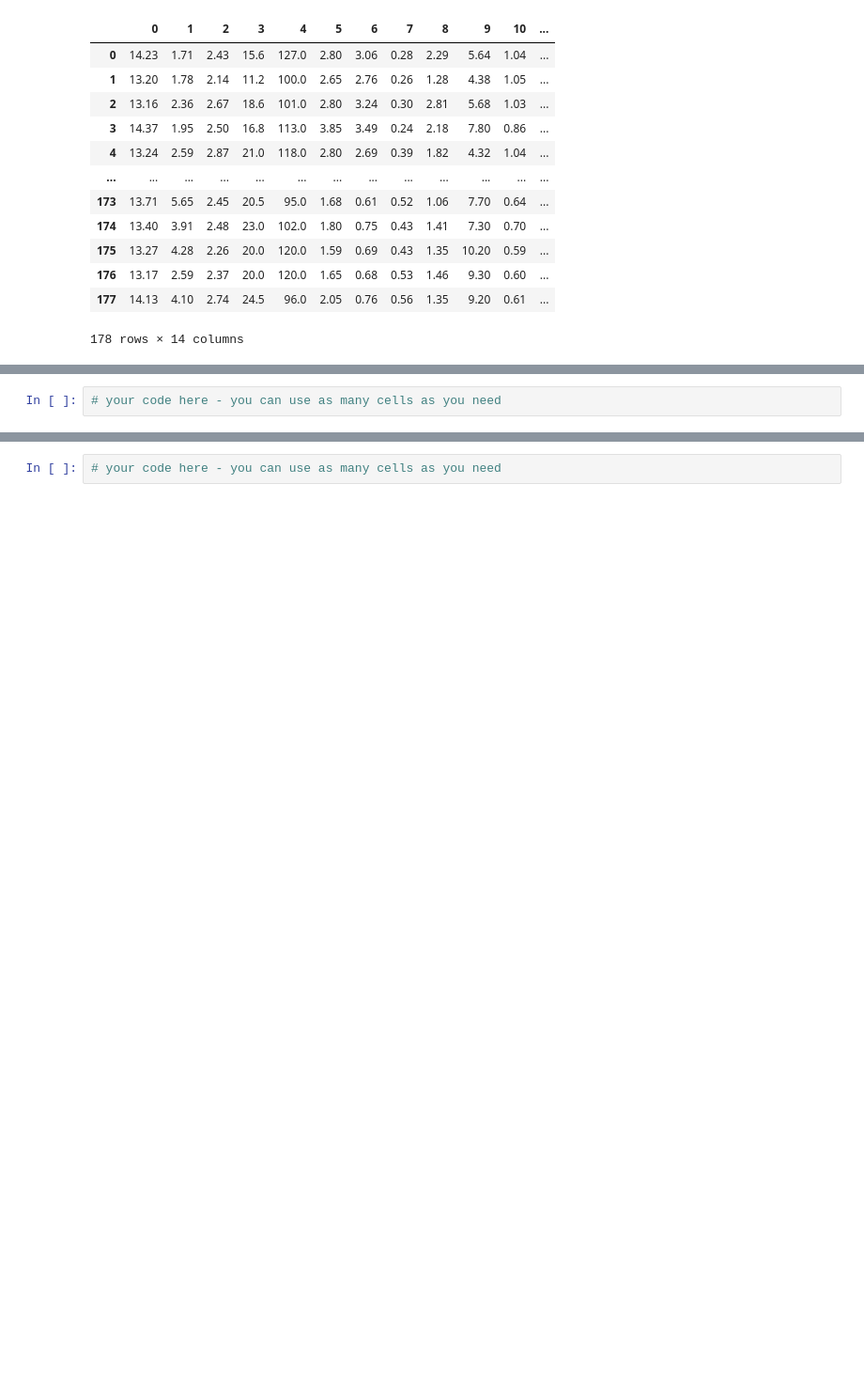
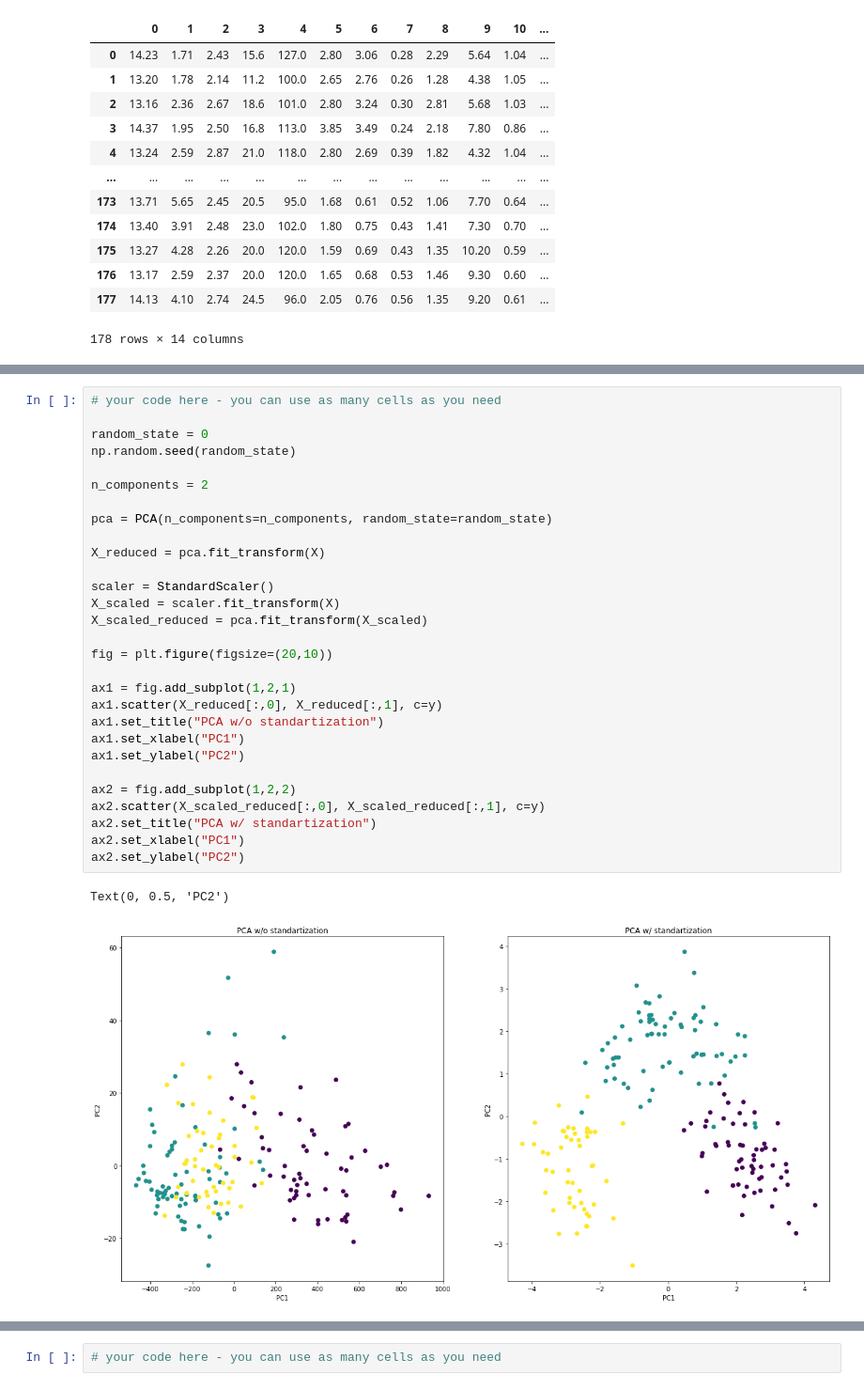
Before and after one commit to ynahum/anam_hw, a Jupyter notebook: wet1/ee046202_wet1_034462796_204813323.ipynb, the cells around one changed output, grey strips where cells are left out. Shown at 94% size. Drawn from its saved outputs; the diff is of its cells as text; blank space fills up the shorter version.

```diff
--- a/wet1/ee046202_wet1_034462796_204813323.ipynb
+++ b/wet1/ee046202_wet1_034462796_204813323.ipynb
@@ -574,8 +574,38 @@ pd.DataFrame(np.concatenate((X, y.reshape(-1, 1)), axis=1), columns=list(range(1
 * Color the datapoints according to their class: `ax.scatter(X[:,0], X[:,1], c=y)`
 
 Note: for all algorithms, use constant seed (`random_state=...`), for example: `PCA(n_component=2, random_state=random_state)`
-# %%
-# your code here - you can use as many cells as you need
+# %%
+# your code here - you can use as many cells as you need
+
+random_state = 0
+np.random.seed(random_state)
+
+n_components = 2
+
+pca = PCA(n_components=n_components, random_state=random_state)
+
+X_reduced = pca.fit_transform(X)
+
+scaler = StandardScaler()
+X_scaled = scaler.fit_transform(X)
+X_scaled_reduced = pca.fit_transform(X_scaled)
+
+fig = plt.figure(figsize=(20,10))
+
+ax1 = fig.add_subplot(1,2,1)
+ax1.scatter(X_reduced[:,0], X_reduced[:,1], c=y)
+ax1.set_title("PCA w/o standartization")
+ax1.set_xlabel("PC1")
+ax1.set_ylabel("PC2")
+
+ax2 = fig.add_subplot(1,2,2)
+ax2.scatter(X_scaled_reduced[:,0], X_scaled_reduced[:,1], c=y)
+ax2.set_title("PCA w/ standartization")
+ax2.set_xlabel("PC1")
+ax2.set_ylabel("PC2")
+# %% [output]
+Text(0, 0.5, 'PC2')
+[figure, added]
 # %% [markdown]
 ### <img src="https://img.icons8.com/bubbles/48/000000/ask-question.png" style="height:50px;display:inline"> Question 6 - Importance of Feature Scaling
 ---
```
Also changed, not shown: parts of 1 cell of this notebook.
